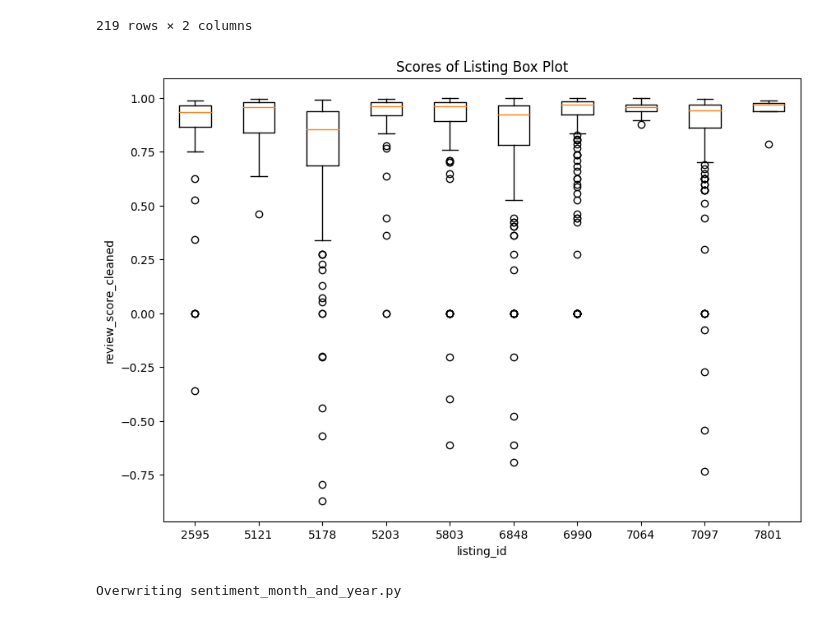
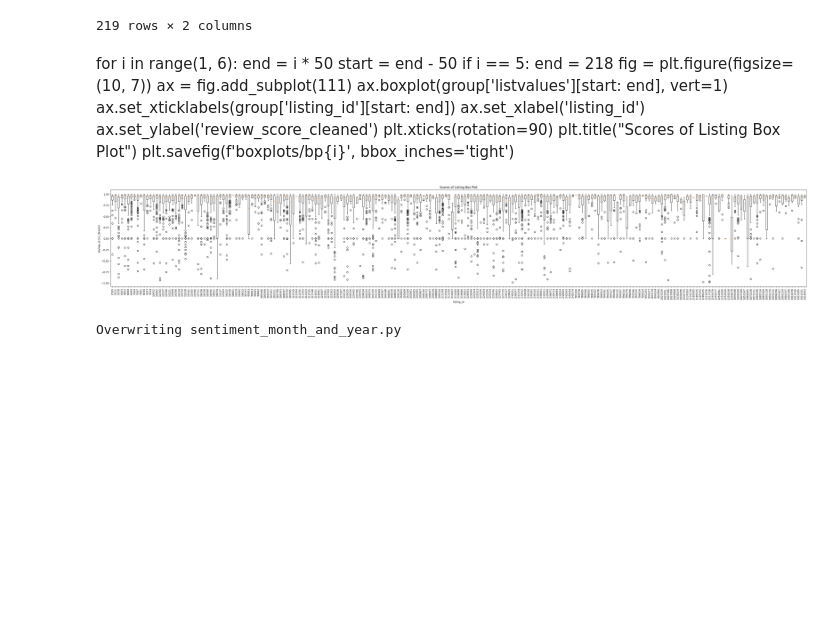
Before and after one commit to westernmeadow/CS4650-Capstone-Project, a Jupyter notebook: CS4650CapstoneProject.ipynb, the cells around one changed output. Saved outputs shown, nothing was run; the diff lists cells and outputs as text; code cells hidden in the pictures; blank space fills up the shorter version.

Commit message:
saved boxplots and identified listings with min and max average scores

```diff
--- a/CS4650CapstoneProject.ipynb
+++ b/CS4650CapstoneProject.ipynb
@@ -195,17 +229,33 @@ group
 | 217 | 1914231 | [0.9919, 0.9501, 0.4215, -0.0516,... |
 | 218 | 1918693 | [0.9832, 0.9287, 0.9477, 0.959, 0... |
 219 rows × 2 columns
+# %% [markdown]
+for i in range(1, 6):
+    end = i * 50
+    start = end - 50
+    if i == 5:
+        end = 218
+    fig = plt.figure(figsize=(10, 7))
+    ax = fig.add_subplot(111)
+    ax.boxplot(group['listvalues'][start: end], vert=1)
+    ax.set_xticklabels(group['listing_id'][start: end])
+    ax.set_xlabel('listing_id')
+    ax.set_ylabel('review_score_cleaned')
+    plt.xticks(rotation=90)
+    plt.title("Scores of Listing Box Plot")
+    plt.savefig(f'boxplots/bp{i}', bbox_inches='tight')
 # %%
-fig = plt.figure(figsize=(10, 7))
+fig = plt.figure(figsize=(50, 7))
 ax = fig.add_subplot(111)
-bp = ax.boxplot(group['listvalues'][:10], vert=1)
-ax.set_xticklabels(group['listing_id'][:10])
+ax.boxplot(group['listvalues'], vert=1)
+ax.set_xticklabels(group['listing_id'])
 ax.set_xlabel('listing_id')
 ax.set_ylabel('review_score_cleaned')
+plt.xticks(rotation=90)
 plt.title("Scores of Listing Box Plot")
-plt.show()
+plt.savefig(f'boxplots/bp_long', bbox_inches='tight')
 # %% [output]
-[figure, old version]
+[figure, new version]
 # %%
 %%file sentiment_month_and_year.py
 from mrjob.job import MRJob
```
Also changed, not shown: parts of 6 cells of this notebook, 9 other files.
